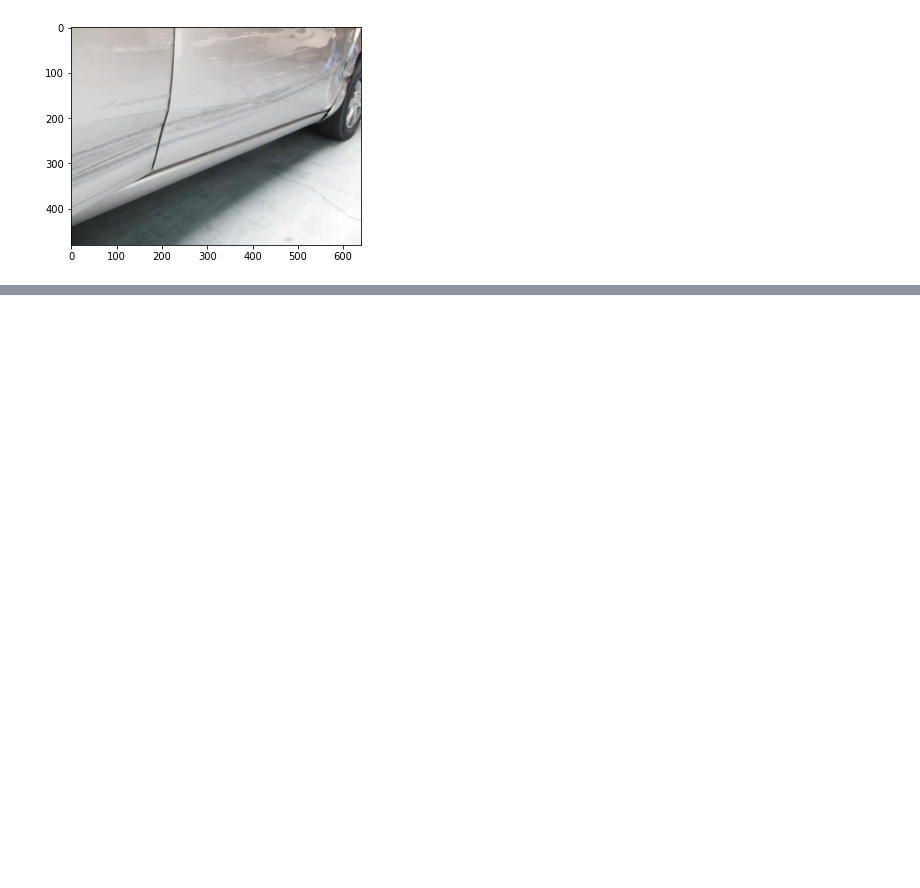
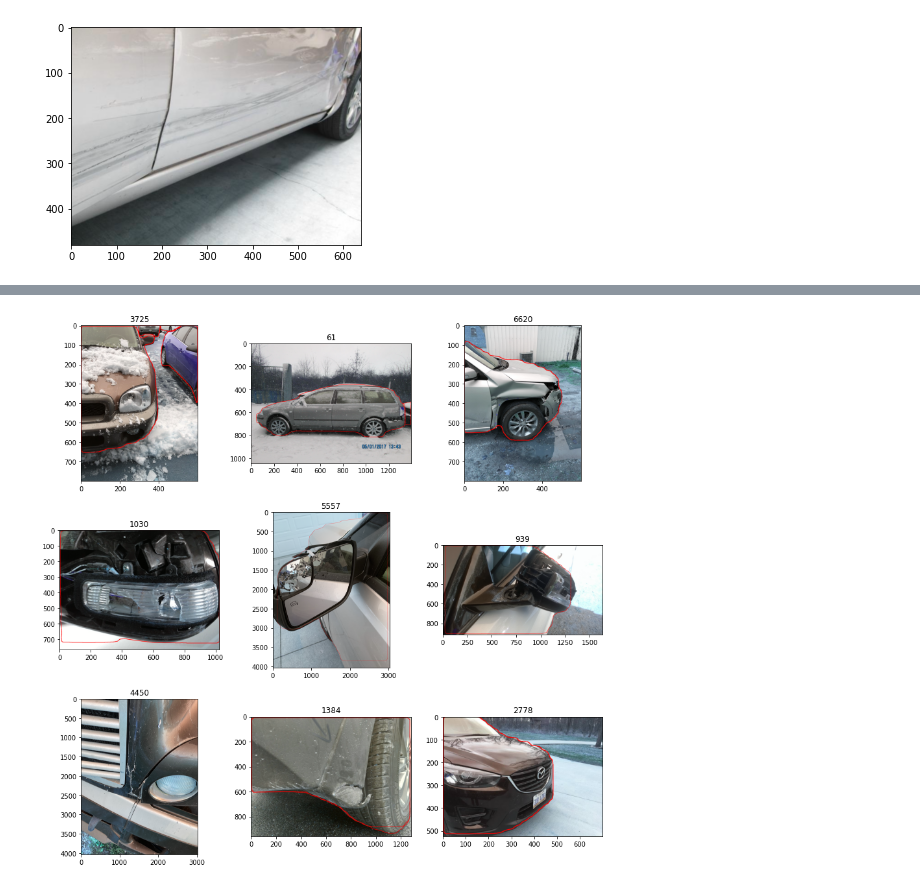
Before and after one commit to mtcld/CBNetV2, a Jupyter notebook: demo/pseudo_carparts.ipynb, the cells around one changed output, grey strips where cells are left out. Cells and saved outputs as stored; diff of their text form; code cells hidden in the pictures; blank space fills up the shorter version.

```diff
--- a/demo/pseudo_carparts.ipynb
+++ b/demo/pseudo_carparts.ipynb
@@ -249,0 +314,43 @@ plt.imshow(image)
+# %%
+out_data = copy.deepcopy(data)
+out_data['annotations'] = []
+annotation_id = 0
+out_data['categories'] = [{'supercategory': 'Car', 'id': 0, 'name': 'car'}]
+for i in tqdm(data['images']):
+    image = cv2.imread(str(path/'images'/i['file_name']))
+    result = inference_detector(model, image)
+    img_,pred_boxes,pred_segms,pred_labels,pred_scores = show_result_pyplot(model, image.copy(), result,score_thr=0.55)
+
+    if len(pred_boxes) == 0:
+        continue
+
+    for idx,segm in enumerate(pred_segms):
+        if pred_labels[idx] not in [2,7]:
+            continue
+
+        semg = np.array(segm).astype(np.uint8)
+        contours, hierarchy = cv2.findContours(semg, cv2.RETR_TREE, cv2.CHAIN_APPROX_SIMPLE)
+
+        for c in contours:
+            annotation = OrderedDict()
+            annotation['id'] = annotation_id
+            annotation_id += 1
+            annotation['image_id'] = i['id']
+            annotation['category_id'] = 0
+            annotation['area'] = cv2.contourArea(c)
+            c = np.array(c).reshape(-1,2)
+            xmax = max(c[:,0])
+            xmin = min(c[:,0])
+
+            ymax = max(c[:,1])
+            ymin = min(c[:,1])
+
+            w = xmax - xmin
+            h = ymax - ymin
+
+            annotation['bbox'] = [int(xmin),int(ymin),int(w),int(h)]
+            annotation['segmentation'] = c.reshape(1,-1).tolist()
+
+            out_data['annotations'].append(annotation)
+with open(path/'annotations'/'total_car.json', 'w', encoding='utf-8') as f:
+    json.dump(out_data, f, ensure_ascii=False, indent=4)
@@ -249,0 +359,4 @@ plt.imshow(image)
+# %%
+sample(out_data)
+# %% [output]
+[figure, added]
```
Also changed, not shown: parts of 13 cells of this notebook, 5 other files.
